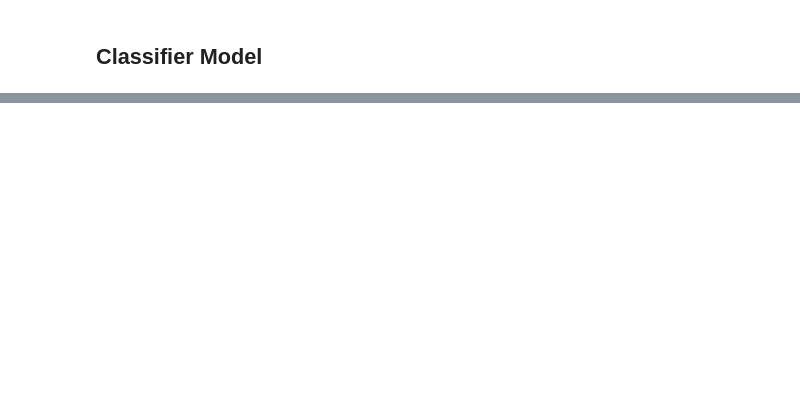
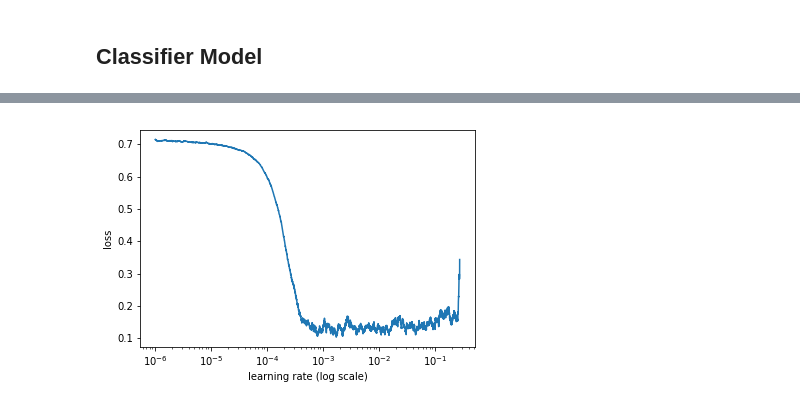
Before and after one commit to JerAguilon/Transfer-Learning-NLP, a Jupyter notebook: toxic_comments_classifier.ipynb, the cells around one changed output, grey strips where cells are left out. Saved outputs shown, nothing was run; the diff lists cells and outputs as text; code cells hidden in the pictures; blank space fills up the shorter version.

```diff
--- a/toxic_comments_classifier.ipynb
+++ b/toxic_comments_classifier.ipynb
@@ -279,9 +272,21 @@ m = get_rnn_classifer(bptt, 20*70, c, vs, emb_sz=em_sz, n_hid=nh, n_layers=nl, p
 # %%
 learn = RNN_Learner(md, TextModel(to_gpu(m)), opt_fn=opt_fn)
 learn.reg_fn = partial(seq2seq_reg, alpha=2, beta=1)
+# %%
+def cwm_log_loss(y_pred, y_true):  # column-wise-mean log loss
+        y_true = y_true.float()
+        y_pred = self.act(y_pred)
+        log_losses = ((y_true * (-torch.log(y_pred))) + ((1 - y_true) * (1 - torch.log(y_pred))))
+        col_log_losses = log_losses.sum(dim=0)
+        return torch.mean(col_log_losses)
+# %%
+learn.crit = nn.BCEWithLogitsLoss()
+# %%
+learn.metrics = [cwm_log_loss]
 # %%
 wd = 1e-7
-learn.load_encoder('lm2_enc')
+lrs= 1e-4
+learn.load_encoder('lm1_enc')
 # %%
 learn.freeze_to(-1)
 # %%
@@ -288,0 +296,4 @@ learn.lr_find(lrs/1000)
+# %%
+learn.sched.plot()
+# %% [output]
+[figure, added]
```
Also changed, not shown: parts of 11 cells of this notebook.
